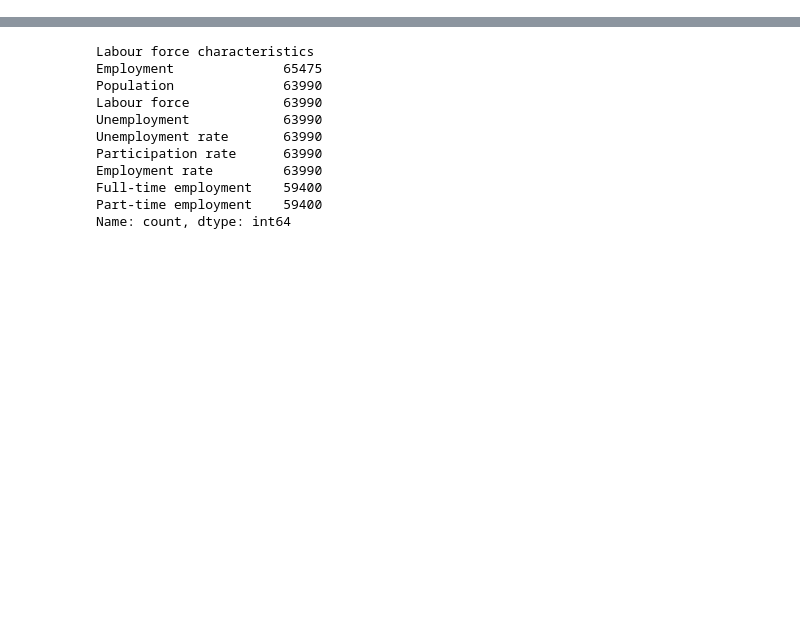
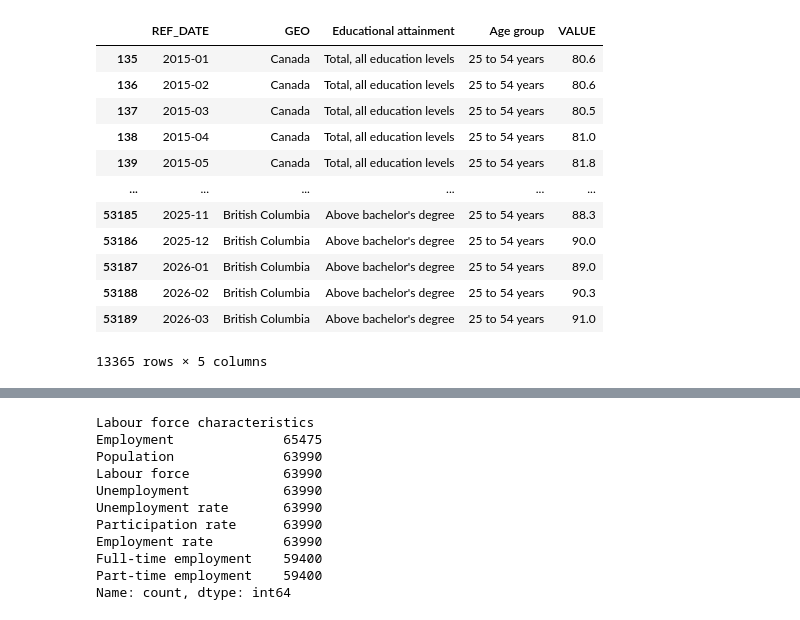
Before and after one commit to Oldmage112/BIA-Team-Bravo, a Jupyter notebook: scripts/EDA_Employment by age group copy.ipynb, the cells around one changed output, grey strips where cells are left out. Cells and saved outputs as stored; diff of their text form; code cells hidden in the pictures; blank space fills up the shorter version.

```diff
--- a/scripts/EDA_Employment by age group copy.ipynb
+++ b/scripts/EDA_Employment by age group copy.ipynb
@@ -22,6 +22,19 @@ df
 # %%
-df2 = df[(df['Labour force characteristics'] == 'Employment rate')
-   & (df['Gender'] == 'Total - Gender')
-   & (df['Data type'] == 'Seasonally adjusted')
+df2 = df[(df['Age group'] == '25 to 54 years')
    ]
+df2
+# %% [output]
+|  | REF_DATE | GEO | Educational attainment | Age group | VALUE |
+| 135 | 2015-01 | Canada | Total, all education levels | 25 to 54 years | 80.6 |
+| 136 | 2015-02 | Canada | Total, all education levels | 25 to 54 years | 80.6 |
+| 137 | 2015-03 | Canada | Total, all education levels | 25 to 54 years | 80.5 |
+| 138 | 2015-04 | Canada | Total, all education levels | 25 to 54 years | 81.0 |
+| 139 | 2015-05 | Canada | Total, all education levels | 25 to 54 years | 81.8 |
+| ... | ... | ... | ... | ... | ... |
+| 53185 | 2025-11 | British Columbia | Above bachelor's degree | 25 to 54 years | 88.3 |
+| 53186 | 2025-12 | British Columbia | Above bachelor's degree | 25 to 54 years | 90.0 |
+| 53187 | 2026-01 | British Columbia | Above bachelor's degree | 25 to 54 years | 89.0 |
+| 53188 | 2026-02 | British Columbia | Above bachelor's degree | 25 to 54 years | 90.3 |
+| 53189 | 2026-03 | British Columbia | Above bachelor's degree | 25 to 54 years | 91.0 |
+13365 rows × 5 columns
 # %%
```
Also changed, not shown: parts of 2 cells of this notebook, 1 other file.
